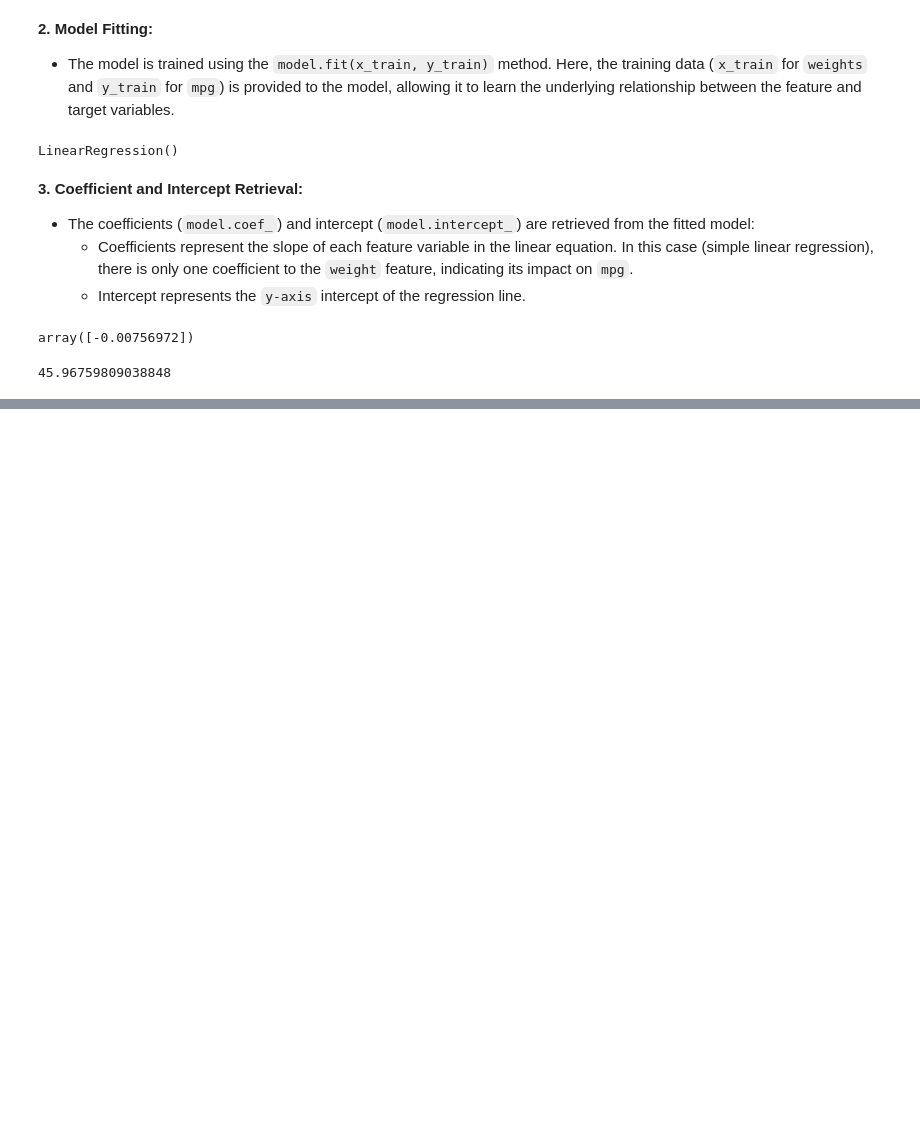
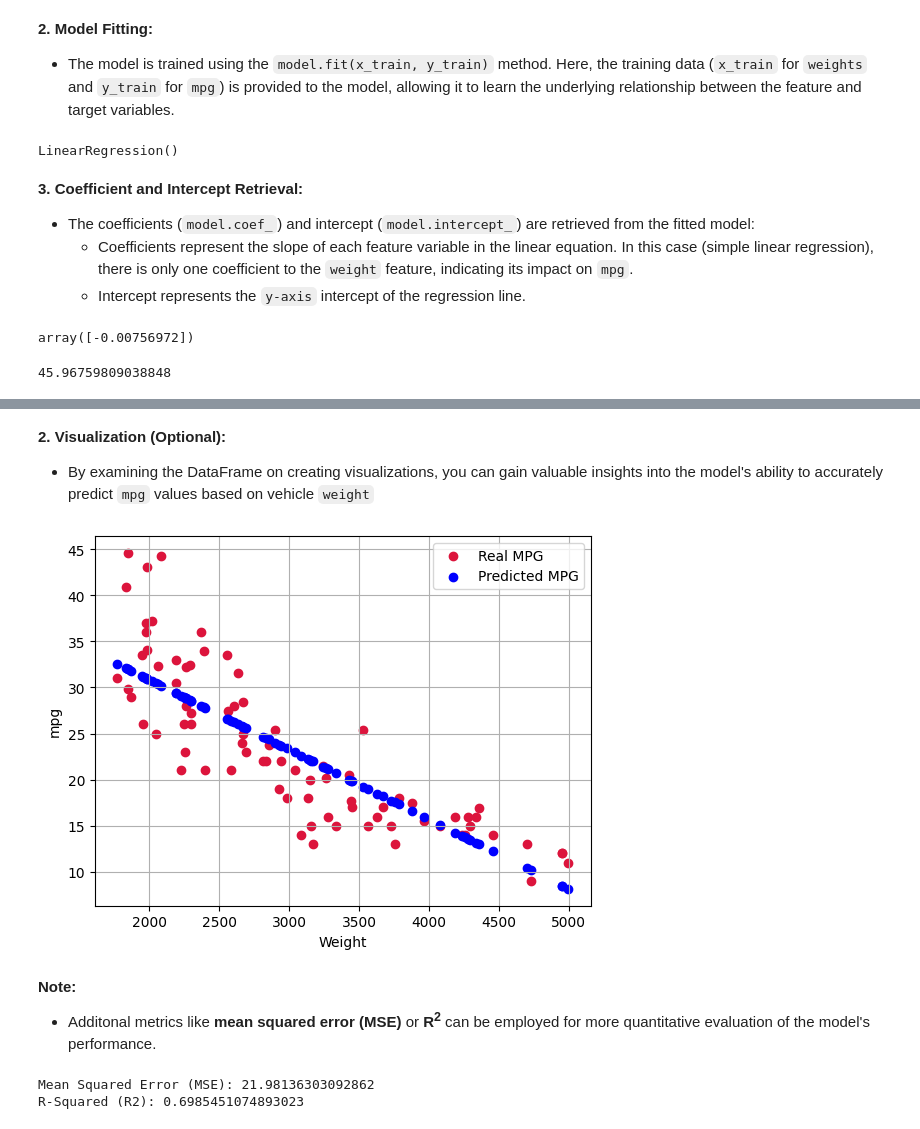
Before and after one commit to farzadasgari/machinepy, a Jupyter notebook: linear-regression.ipynb, the cells around one changed output, grey strips where cells are left out. Drawn from its saved outputs; the diff is of its cells as text; code cells hidden in the pictures; blank space fills up the shorter version.

```diff
--- a/linear-regression.ipynb
+++ b/linear-regression.ipynb
@@ -244,0 +254,3 @@ model.intercept_
+# %%
+y_pred = model.predict(x_test)
+y_pred
@@ -244,0 +299,26 @@ model.intercept_
+# %% [markdown]
+**2. Visualization (Optional):**
+- By examining the DataFrame on creating visualizations, you can gain valuable insights into the model's ability to accurately predict `mpg` values based on vehicle `weight`
+# %%
+# visualization (Optional)
+plt.scatter(x_test, y_test, color='crimson', label='Real MPG')
+plt.scatter(x_test, y_pred, color='blue', label='Predicted MPG')
+plt.xlabel('Weight')
+plt.ylabel('mpg')
+plt.legend(loc='upper right')
+plt.grid()
+plt.show()
+# %% [output]
+[figure, added]
+# %% [markdown]
+**Note:**
+- Additonal metrics like **mean squared error (MSE)** or **R<sup>2</sup>** can be employed for more quantitative evaluation of the model's performance.
+# %%
+mse = metrics.mean_squared_error(y_test, y_pred)
+r2 = metrics.r2_score(y_test, y_pred)
+
+print('Mean Squared Error (MSE):', mse)
+print('R-Squared (R2):', r2)
+# %% [output]
+Mean Squared Error (MSE): 21.98136303092862
+R-Squared (R2): 0.6985451074893023
```
Also changed, not shown: parts of 14 cells of this notebook.
